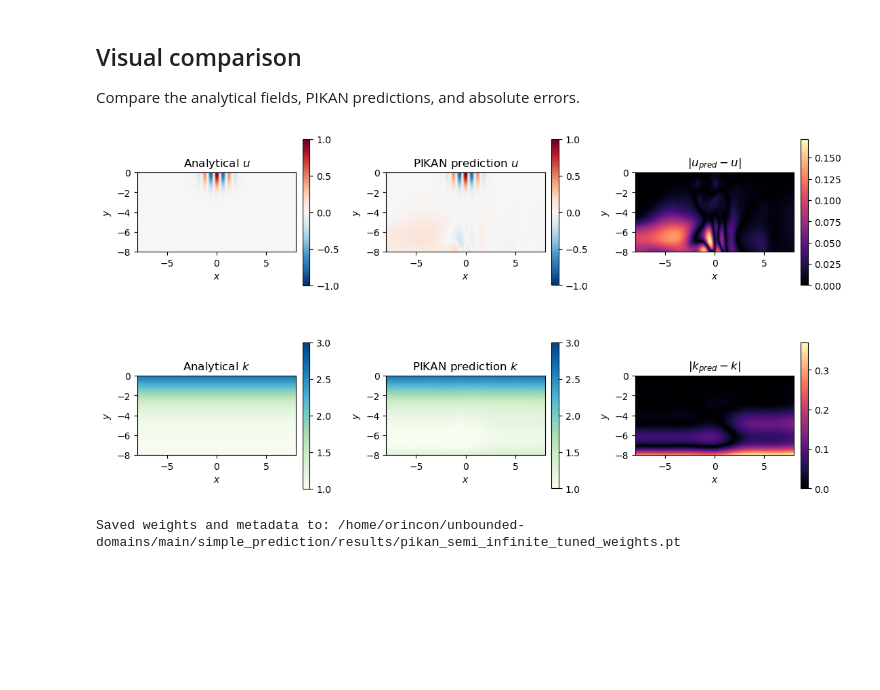
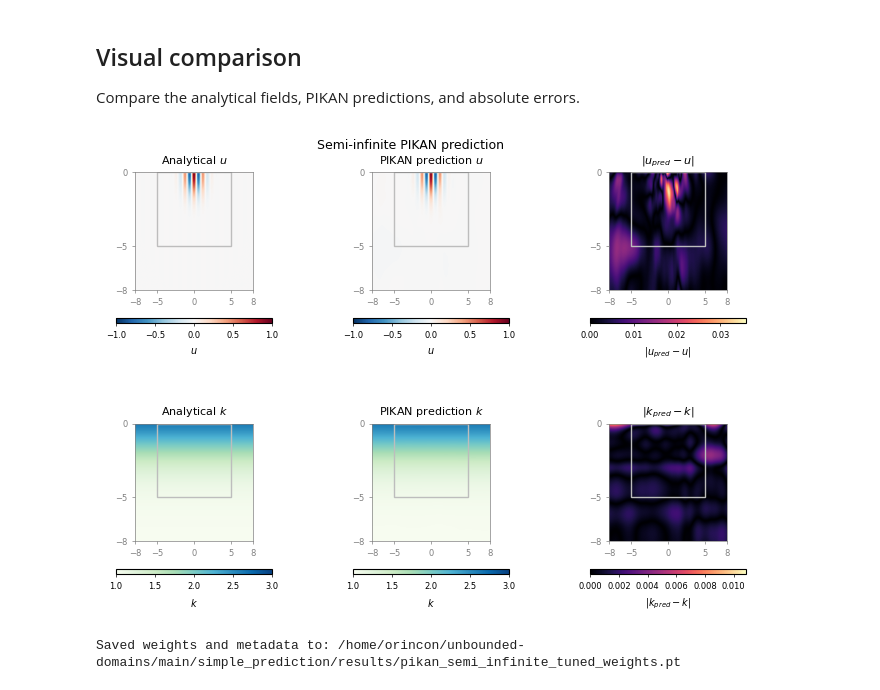
Before and after one commit to oscar-rincon/unbounded-domains, a Jupyter notebook: main/simple_prediction/simple_prediction_semi_infinite.ipynb, the cells around one changed output. Drawn from its saved outputs; the diff is of its cells as text; code cells hidden in the pictures; blank space fills up the shorter version.

```diff
--- a/main/simple_prediction/simple_prediction_semi_infinite.ipynb
+++ b/main/simple_prediction/simple_prediction_semi_infinite.ipynb
@@ -57,8 +61,9 @@ config = {
     "lbfgs_iters": 2000,
     "sampling": "gaussian_exponential",
     "sigma": 5.5,
-    "exp_scale": 1.0,
+    "exp_scale": 7.0,
     "n_obs_u": 100,
+    "n_boundary_u": 10,
     "n_obs_k": 100,
     "n_pde": 1000,
     "seed": 2,
@@ -231,46 +235,77 @@ K_exact = coefficient_semi_inf(X, Y, config["epsilon"])
 U_pred = evaluation["U_pred"]
 K_pred = evaluation["K_pred"]
 
-fig, axes = plt.subplots(2, 3, figsize=(11, 6), constrained_layout=True)
-extent = [X.min(), X.max(), Y.min(), Y.max()]
+train_xmin, train_xmax, train_ymin, train_ymax = config["train_domain"]
+eval_xmin, eval_xmax, eval_ymin, eval_ymax = config["eval_domain"]
+extent = [eval_xmin, eval_xmax, eval_ymin, eval_ymax]
+
+fig, axes = plt.subplots(2, 3, figsize=(7.0, 4.8))
 
 panels = [
-    (U_exact, "Analytical $u$", "RdBu_r", -1, 1),
-    (U_pred, "PIKAN prediction $u$", "RdBu_r", -1, 1),
-    (np.abs(U_pred - U_exact), "$|u_{pred}-u|$", "magma", 0, None),
-    (K_exact, "Analytical $k$", "GnBu", 1, 3),
-    (K_pred, "PIKAN prediction $k$", "GnBu", 1, 3),
-    (np.abs(K_pred - K_exact), "$|k_{pred}-k|$", "magma", 0, None),
+    (U_exact, "Analytical $u$", "RdBu_r", -1, 1, r"$u$"),
+    (U_pred, "PIKAN prediction $u$", "RdBu_r", -1, 1, r"$u$"),
+    (np.abs(U_pred - U_exact), r"$|u_{pred}-u|$", "magma", 0, None, r"$|u_{pred}-u|$"),
+    (K_exact, "Analytical $k$", "GnBu", 1, 3, r"$k$"),
+    (K_pred, "PIKAN prediction $k$", "GnBu", 1, 3, r"$k$"),
+    (np.abs(K_pred - K_exact), r"$|k_{pred}-k|$", "magma", 0, None, r"$|k_{pred}-k|$"),
 ]
 
-for axis, (values, title, cmap, vmin, vmax) in zip(axes.ravel(), panels):
+for axis, (values, title, cmap, vmin, vmax, colorbar_label) in zip(axes.ravel(), panels):
     image = axis.imshow(
         values,
         extent=extent,
         origin="lower",
         cmap=cmap,
         vmin=vmin,
         vmax=vmax,
-        aspect="equal",
+        aspect="auto",
     )
-    axis.set_title(title)
-    axis.set_xlabel("$x$")
-    axis.set_ylabel("$y$")
-    fig.colorbar(image, ax=axis, fraction=0.046, pad=0.04)
+    axis.add_patch(
+        plt.Rectangle(
+            (train_xmin, train_ymin),
+            train_xmax - train_xmin,
+            train_ymax - train_ymin,
+            fill=False,
+            edgecolor="#BDBDBD",
+            linewidth=1.0,
+        )
+    )
+    axis.set_box_aspect(1)
+    axis.set_xlim(eval_xmin, eval_xmax)
+    axis.set_ylim(eval_ymin, eval_ymax)
+    axis.set_title(title, fontsize=8)
+    axis.set_xticks([eval_xmin, -5, 0, 5, eval_xmax])
+    axis.set_yticks([eval_ymin, -5, 0])
+    axis.tick_params(labelsize=6, length=2, width=0.5, colors="gray")
+    for spine in axis.spines.values():
+        spine.set_color("gray")
+        spine.set_linewidth(0.5)
+    colorbar = fig.colorbar(
+        image,
+        ax=axis,
+        orientation="horizontal",
+        fraction=0.045,
+        pad=0.18,
+        aspect=28,
+    )
+    colorbar.set_label(colorbar_label, fontsize=7)
+    colorbar.ax.tick_params(labelsize=6, length=2, width=0.5)
 
+fig.suptitle("Semi-infinite PIKAN prediction", fontsize=9, y=0.99)
+fig.subplots_adjust(left=0.08, right=0.98, bottom=0.08, top=0.92, wspace=0.52, hspace=0.65)
 plt.show()
 
 weights_path = results_dir / "pikan_semi_infinite_tuned_weights.pt"
 torch.save(
     {
         "model_u": model_u.state_dict(),
         "model_k": model_k.state_dict(),
         "config": config,
         "metrics": metrics,
     },
     weights_path,
 )
 print(f"Saved weights and metadata to: {weights_path}")
 # %% [output]
-[figure, old version]
+[figure, new version]
 Saved weights and metadata to: /home/orincon/unbounded-domains/main/simple_prediction/results/pikan_semi_infinite_tuned_weights.pt
```
Also changed, not shown: parts of 5 cells of this notebook, 21 other files.
